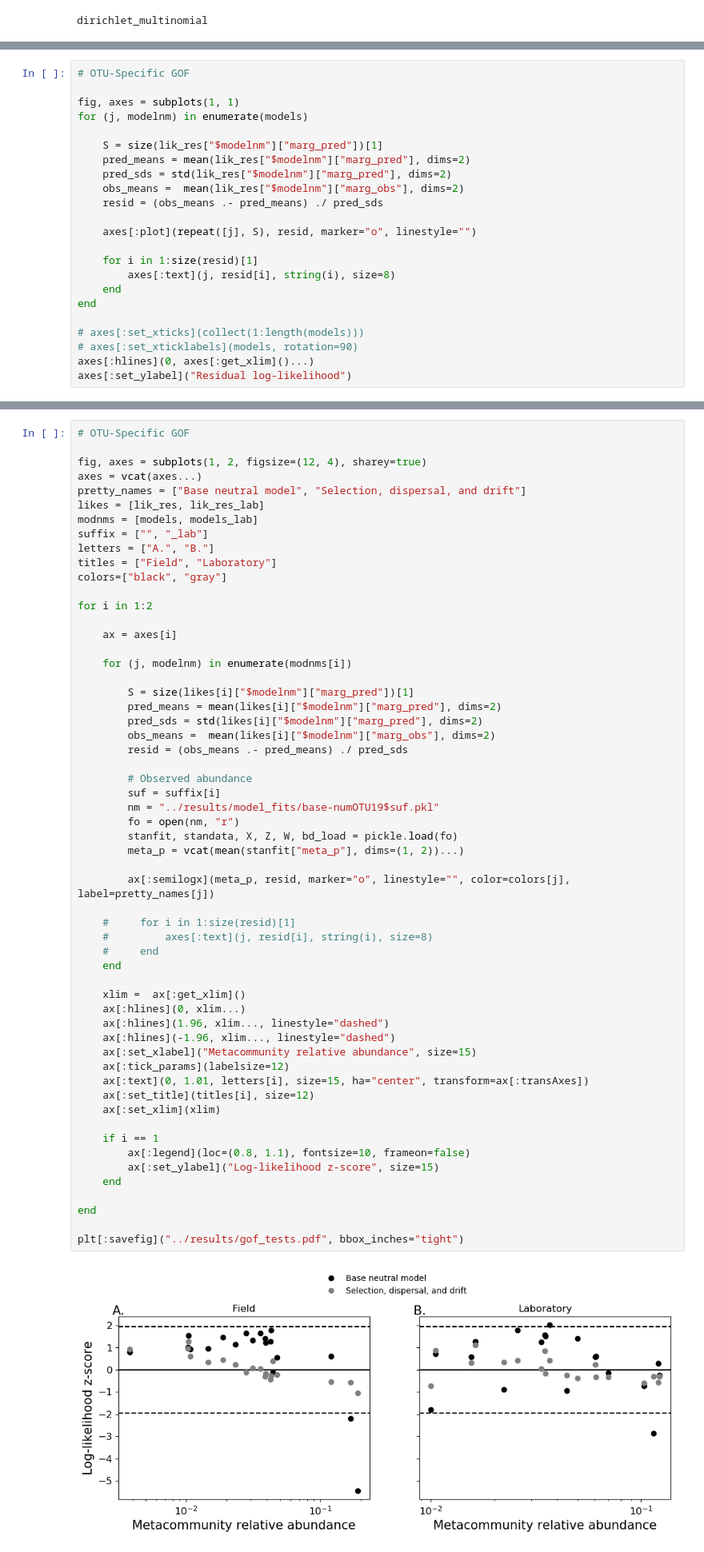
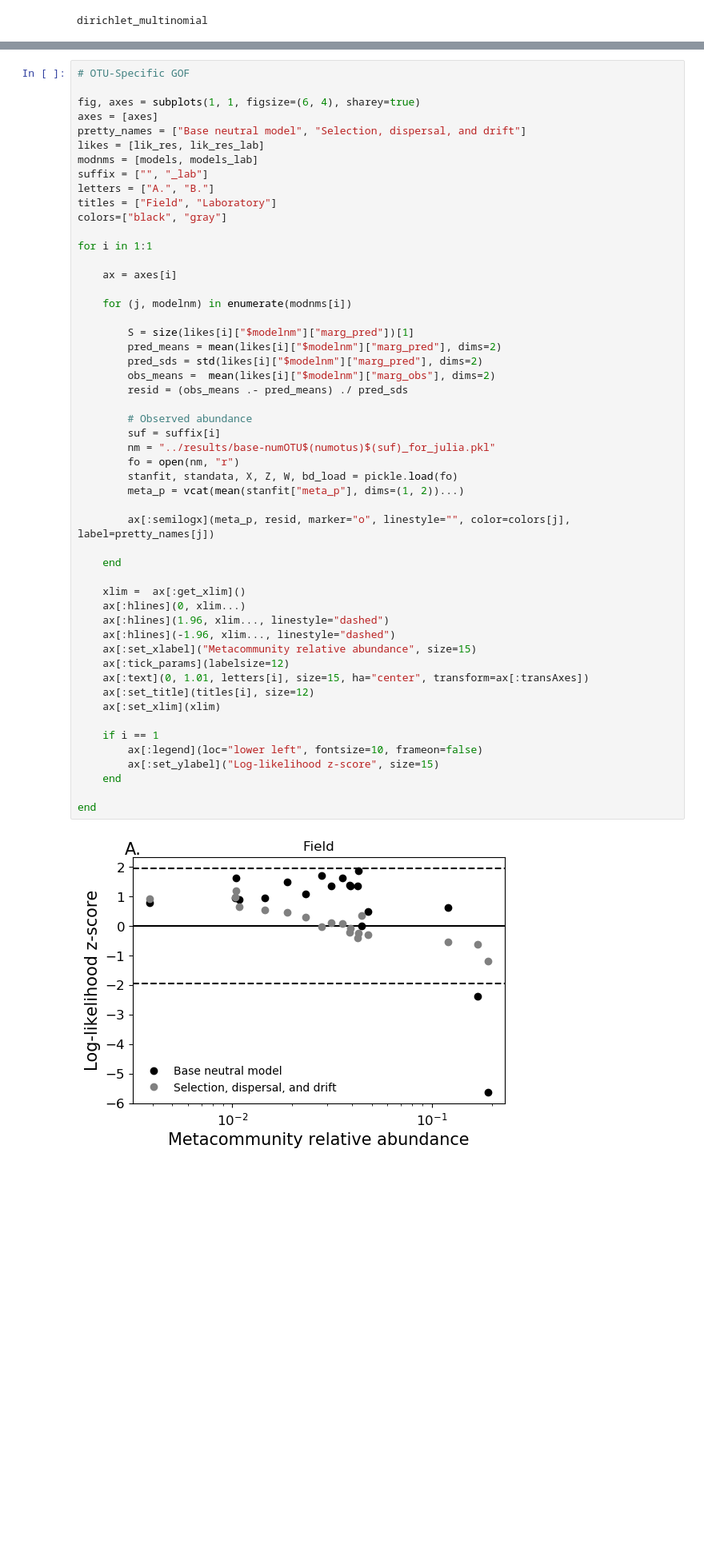
Before and after one commit to mqwilber/neutral_microbiome, a Jupyter notebook: code/GOF_tests.ipynb, the cells around one changed output, grey strips where cells are left out. Shown: that part at 80% size. Drawn from its saved outputs; the diff is of its cells as text; blank space fills up the shorter version.

```diff
--- a/code/GOF_tests.ipynb
+++ b/code/GOF_tests.ipynb
@@ -301,23 +164,0 @@ mean-treatment-Bd2_I-svl-Bd_random-Bd
-# %%
-# OTU-Specific GOF
-
-fig, axes = subplots(1, 1)
-for (j, modelnm) in enumerate(models)
-
-    S = size(lik_res["$modelnm"]["marg_pred"])[1]
-    pred_means = mean(lik_res["$modelnm"]["marg_pred"], dims=2)
-    pred_sds = std(lik_res["$modelnm"]["marg_pred"], dims=2)
-    obs_means =  mean(lik_res["$modelnm"]["marg_obs"], dims=2)
-    resid = (obs_means .- pred_means) ./ pred_sds
-
-    axes[:plot](repeat([j], S), resid, marker="o", linestyle="")
-
-    for i in 1:size(resid)[1]
-        axes[:text](j, resid[i], string(i), size=8)
-    end
-end
-
-# axes[:set_xticks](collect(1:length(models)))
-# axes[:set_xticklabels](models, rotation=90)
-axes[:hlines](0, axes[:get_xlim]()...)
-axes[:set_ylabel]("Residual log-likelihood")
@@ -327,8 +165,8 @@ PyObject Text(24.000000000000007, 0.5, 'Residual log-likelihood')
 # %%
 # OTU-Specific GOF
 
-fig, axes = subplots(1, 2, figsize=(12, 4), sharey=true)
-axes = vcat(axes...)
+fig, axes = subplots(1, 1, figsize=(6, 4), sharey=true)
+axes = [axes]
 pretty_names = ["Base neutral model", "Selection, dispersal, and drift"]
 likes = [lik_res, lik_res_lab]
 modnms = [models, models_lab]
@@ -337,7 +175,7 @@ letters = ["A.", "B."]
 titles = ["Field", "Laboratory"]
 colors=["black", "gray"]
 
-for i in 1:2
+for i in 1:1
 
     ax = axes[i]
 
@@ -348,38 +186,33 @@ for i in 1:2
         pred_sds = std(likes[i]["$modelnm"]["marg_pred"], dims=2)
         obs_means =  mean(likes[i]["$modelnm"]["marg_obs"], dims=2)
         resid = (obs_means .- pred_means) ./ pred_sds
 
         # Observed abundance
         suf = suffix[i]
-        nm = "../results/model_fits/base-numOTU19$suf.pkl"
+        nm = "../results/base-numOTU$(numotus)$(suf)_for_julia.pkl"
         fo = open(nm, "r")
         stanfit, standata, X, Z, W, bd_load = pickle.load(fo)
         meta_p = vcat(mean(stanfit["meta_p"], dims=(1, 2))...)
 
         ax[:semilogx](meta_p, resid, marker="o", linestyle="", color=colors[j], label=pretty_names[j])
 
-    #     for i in 1:size(resid)[1]
-    #         axes[:text](j, resid[i], string(i), size=8)
-    #     end
     end
 
     xlim =  ax[:get_xlim]()
     ax[:hlines](0, xlim...)
     ax[:hlines](1.96, xlim..., linestyle="dashed")
     ax[:hlines](-1.96, xlim..., linestyle="dashed")
     ax[:set_xlabel]("Metacommunity relative abundance", size=15)
     ax[:tick_params](labelsize=12)
     ax[:text](0, 1.01, letters[i], size=15, ha="center", transform=ax[:transAxes])
     ax[:set_title](titles[i], size=12)
     ax[:set_xlim](xlim)
 
     if i == 1
-        ax[:legend](loc=(0.8, 1.1), fontsize=10, frameon=false)
+        ax[:legend](loc="lower left", fontsize=10, frameon=false)
         ax[:set_ylabel]("Log-likelihood z-score", size=15)
     end
 
 end
-
-plt[:savefig]("../results/gof_tests.pdf", bbox_inches="tight")
 # %% [output]
-[figure, old version]
+[figure, new version]
```
Also changed, not shown: parts of 26 cells of this notebook, 1 other file.
